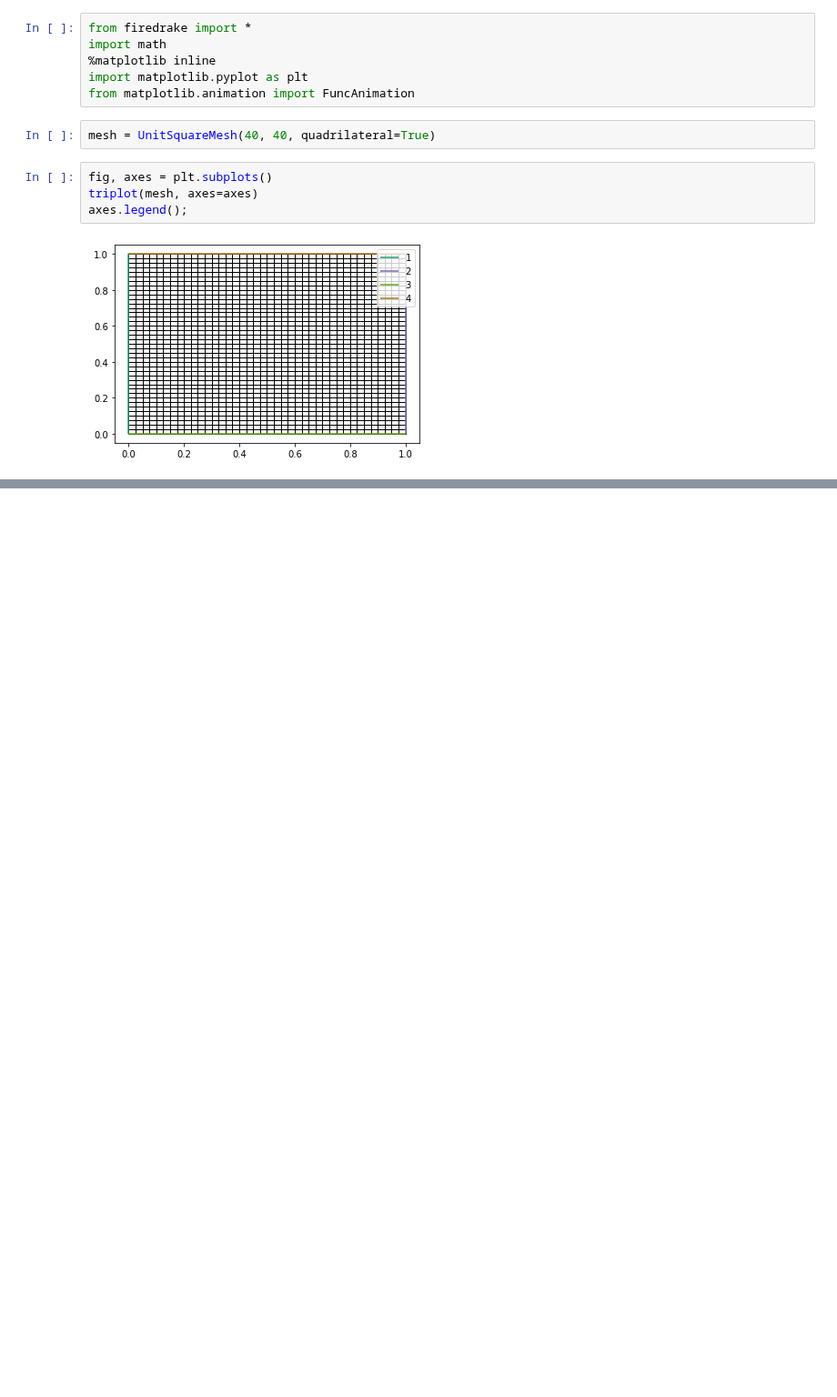
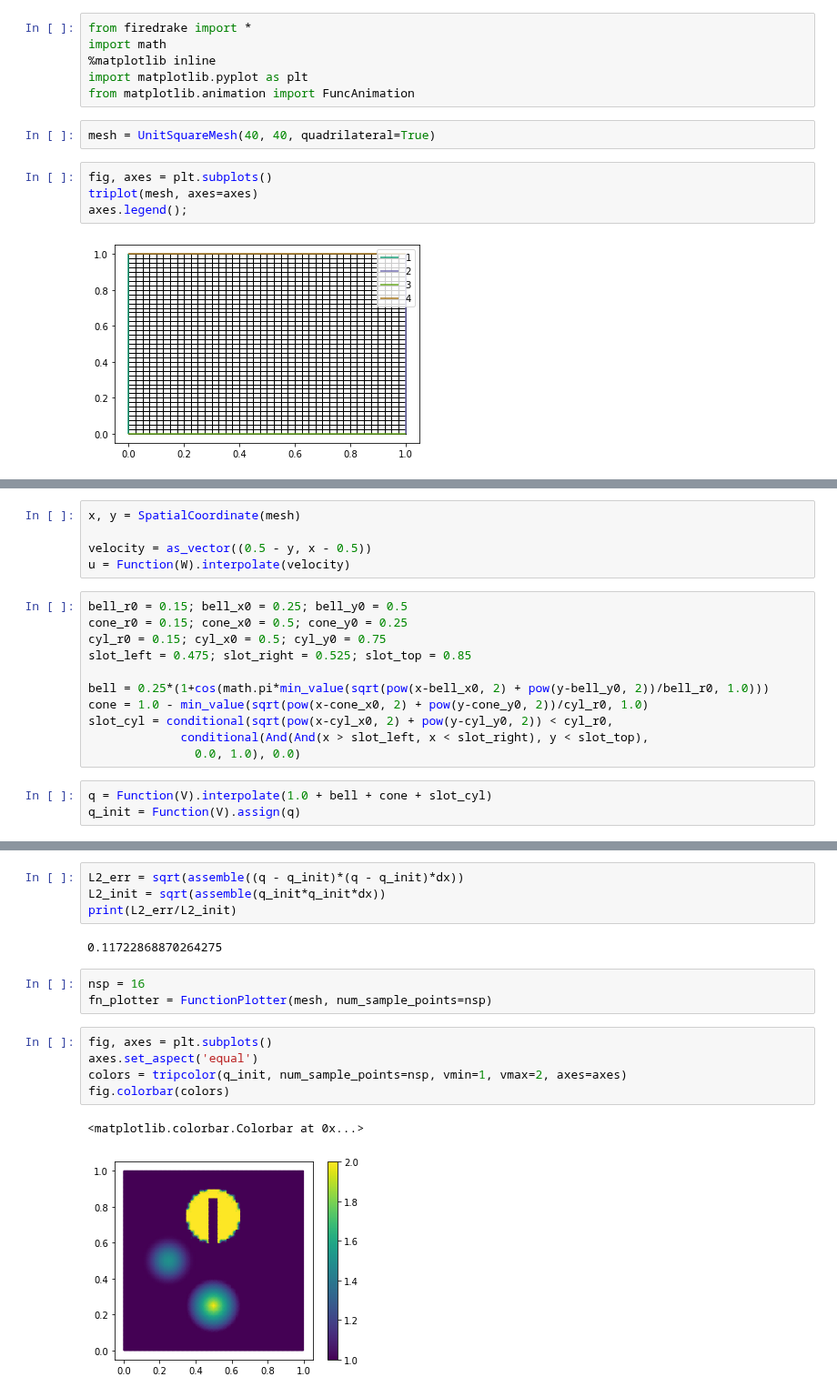
Before and after one commit to Molin-Han/Firedrake_DG_transport, a Jupyter notebook: DG_limiter.ipynb, the cells around one changed output, grey strips where cells are left out. Shown at 91% size. Cells and saved outputs as stored; diff of their text form; blank space fills up the shorter version.

```diff
--- a/DG_limiter.ipynb
+++ b/DG_limiter.ipynb
@@ -14,0 +18,19 @@ axes.legend();
+# %%
+x, y = SpatialCoordinate(mesh)
+
+velocity = as_vector((0.5 - y, x - 0.5))
+u = Function(W).interpolate(velocity)
+# %%
+bell_r0 = 0.15; bell_x0 = 0.25; bell_y0 = 0.5
+cone_r0 = 0.15; cone_x0 = 0.5; cone_y0 = 0.25
+cyl_r0 = 0.15; cyl_x0 = 0.5; cyl_y0 = 0.75
+slot_left = 0.475; slot_right = 0.525; slot_top = 0.85
+
+bell = 0.25*(1+cos(math.pi*min_value(sqrt(pow(x-bell_x0, 2) + pow(y-bell_y0, 2))/bell_r0, 1.0)))
+cone = 1.0 - min_value(sqrt(pow(x-cone_x0, 2) + pow(y-cone_y0, 2))/cyl_r0, 1.0)
+slot_cyl = conditional(sqrt(pow(x-cyl_x0, 2) + pow(y-cyl_y0, 2)) < cyl_r0,
+             conditional(And(And(x > slot_left, x < slot_right), y < slot_top),
+               0.0, 1.0), 0.0)
+# %%
+q = Function(V).interpolate(1.0 + bell + cone + slot_cyl)
+q_init = Function(V).assign(q)
@@ -14,0 +117,17 @@ axes.legend();
+# %%
+L2_err = sqrt(assemble((q - q_init)*(q - q_init)*dx))
+L2_init = sqrt(assemble(q_init*q_init*dx))
+print(L2_err/L2_init)
+# %% [output]
+0.11722868870264275
+# %%
+nsp = 16
+fn_plotter = FunctionPlotter(mesh, num_sample_points=nsp)
+# %%
+fig, axes = plt.subplots()
+axes.set_aspect('equal')
+colors = tripcolor(q_init, num_sample_points=nsp, vmin=1, vmax=2, axes=axes)
+fig.colorbar(colors)
+# %% [output]
+<matplotlib.colorbar.Colorbar at 0x...>
+[figure, added]
```
Also changed, not shown: parts of 15 cells of this notebook, 3 other files.
